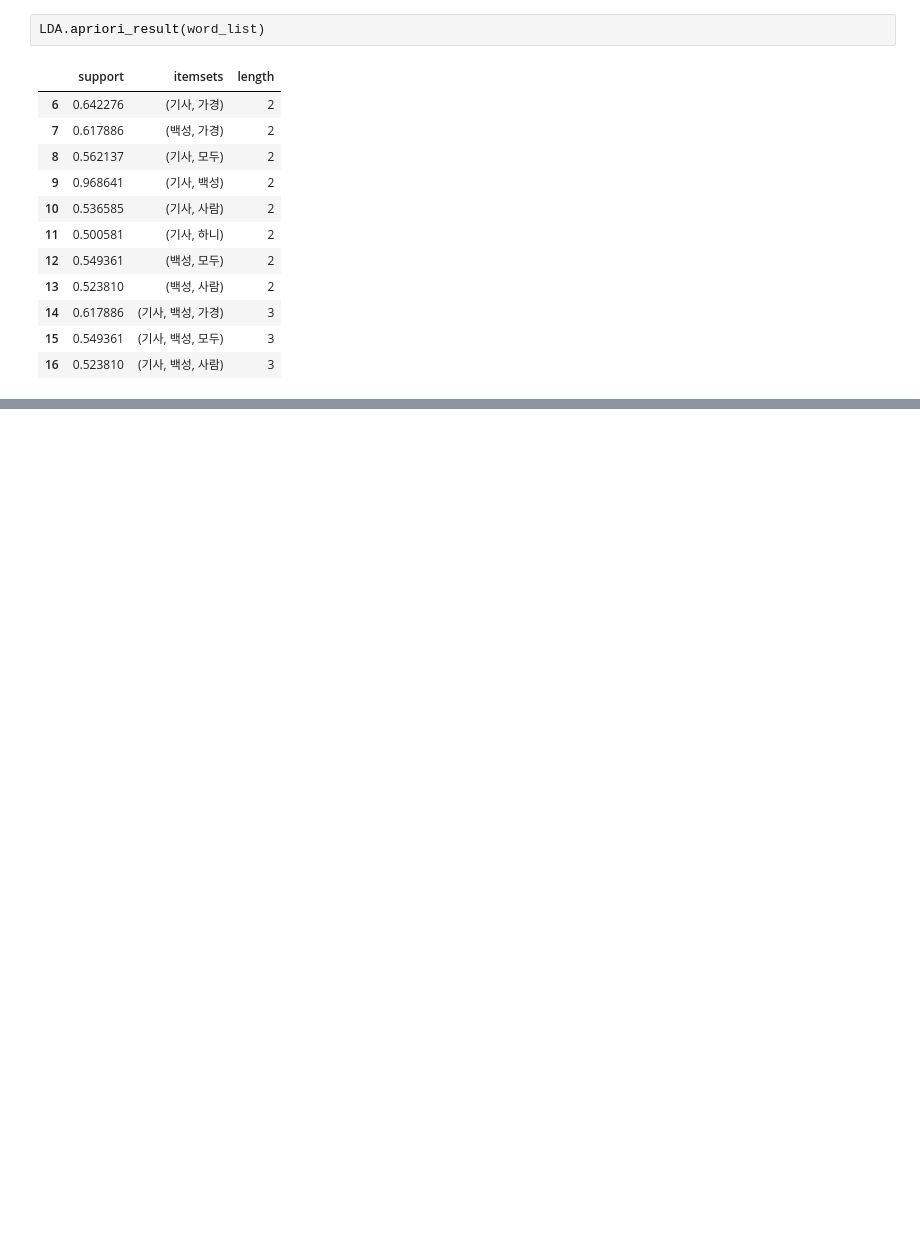
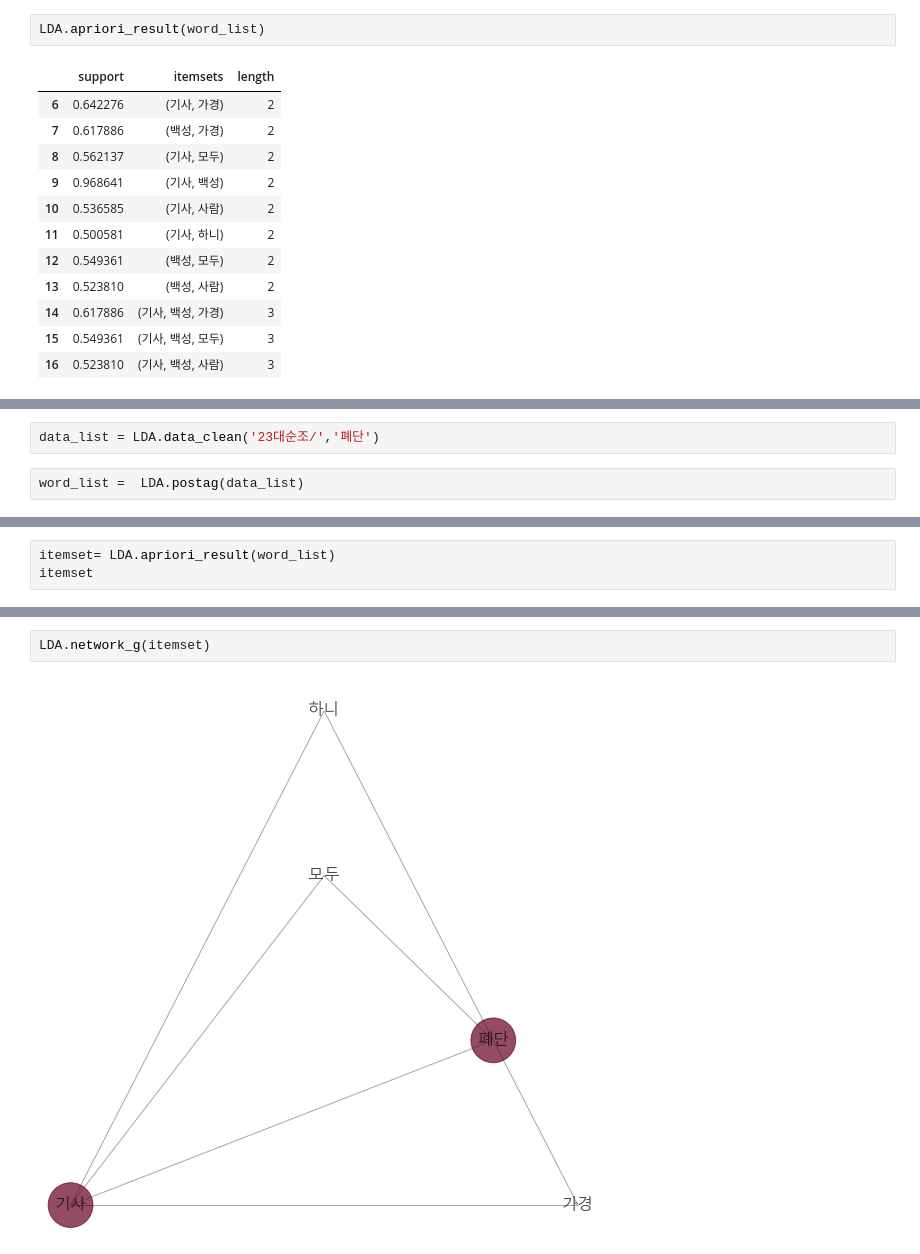
Before and after one commit to heewonp/Joseon_Dynasty, a Jupyter notebook: hw/23대_순조.ipynb, the cells around one changed output, grey strips where cells are left out. Cells and saved outputs as stored; diff of their text form; blank space fills up the shorter version.

Commit message:
lda update and delete results

```diff
--- a/hw/23대_순조.ipynb
+++ b/hw/23대_순조.ipynb
@@ -50,0 +54,4 @@ ValueError: dictionary update sequence element #0 has length 1; 2 is required
+# %%
+data_list = LDA.data_clean('23대순조/','폐단')
+# %%
+word_list =  LDA.postag(data_list)
@@ -50,0 +80,3 @@ ValueError: dictionary update sequence element #0 has length 1; 2 is required
+# %%
+itemset= LDA.apriori_result(word_list)
+itemset
@@ -50,0 +92,4 @@ ValueError: dictionary update sequence element #0 has length 1; 2 is required
+# %%
+LDA.network_g(itemset)
+# %% [output]
+[figure, added]
```
Also changed, not shown: parts of 24 cells of this notebook, 1 other file.
